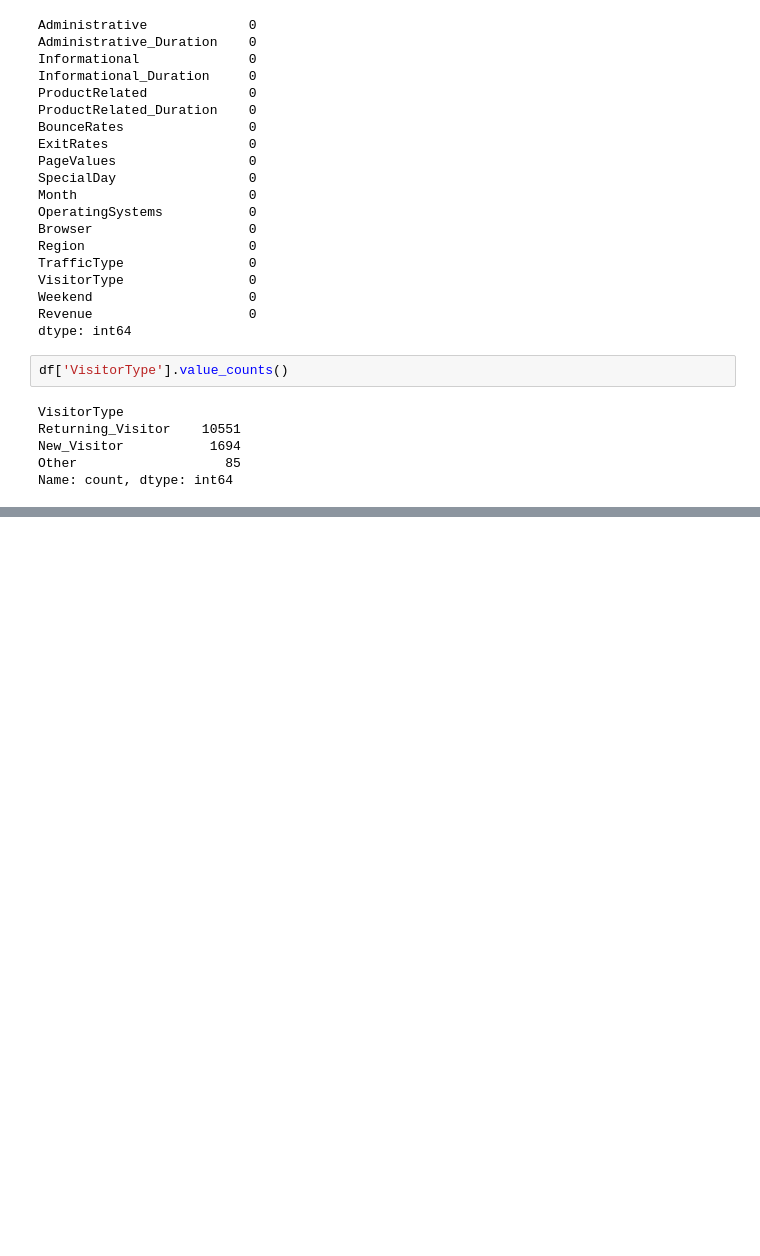
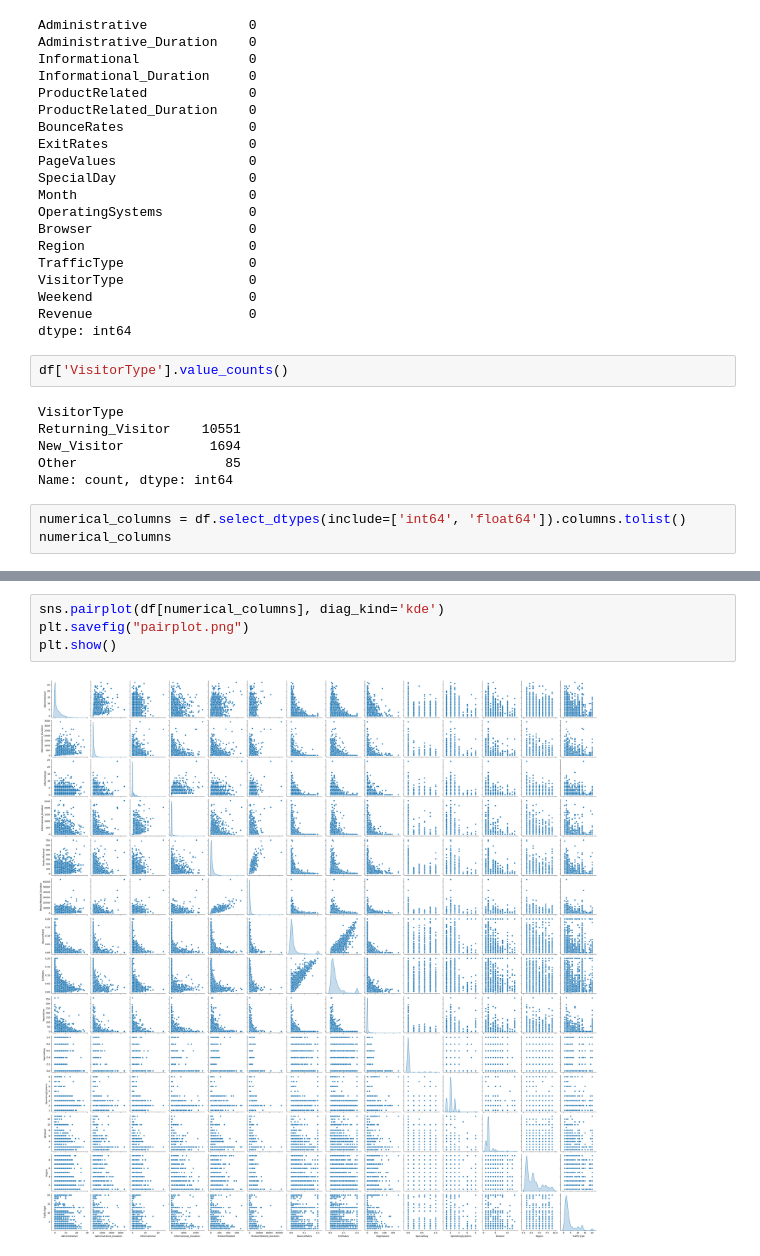
Before and after one commit to Ghoniichan/online-shopper-behavior, a Jupyter notebook: e_commerce.ipynb, the cells around one changed output, grey strips where cells are left out. Saved outputs shown, nothing was run; the diff lists cells and outputs as text; blank space fills up the shorter version.

Commit message:
Pairplot

```diff
--- a/e_commerce.ipynb
+++ b/e_commerce.ipynb
@@ -61,3 +63,6 @@ Returning_Visitor    10551
 New_Visitor           1694
 Other                   85
 Name: count, dtype: int64
+# %%
+numerical_columns = df.select_dtypes(include=['int64', 'float64']).columns.tolist()
+numerical_columns
@@ -63,0 +84,6 @@ Name: count, dtype: int64
+# %%
+sns.pairplot(df[numerical_columns], diag_kind='kde')
+plt.savefig("pairplot.png")
+plt.show()
+# %% [output]
+[figure, added]
```
Also changed, not shown: parts of 2 cells of this notebook, 1 other file.
